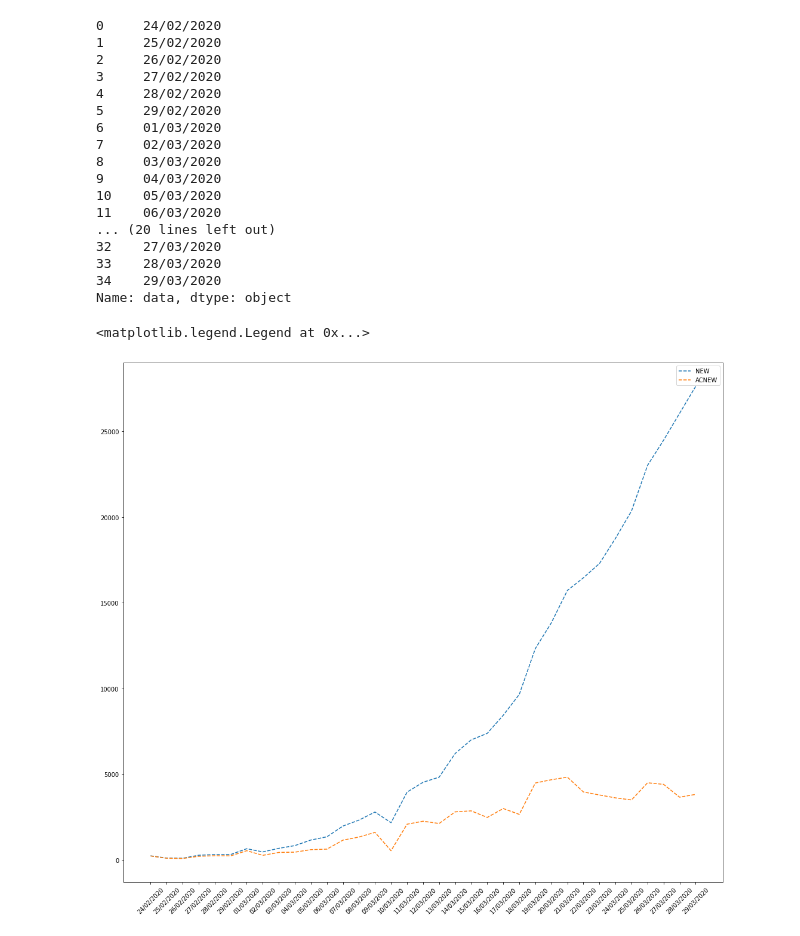
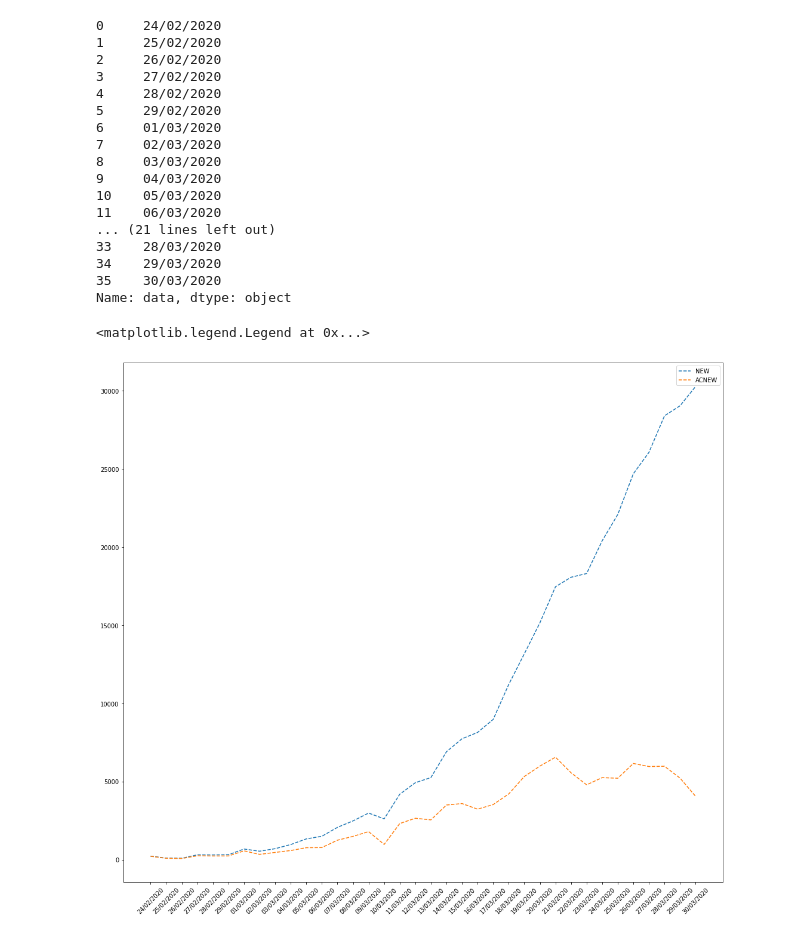
Before and after one commit to FaoTom/Covid19, a Jupyter notebook: COV.ipynb, the cells around one changed output. Saved outputs shown, nothing was run; the diff lists cells and outputs as text; code cells hidden in the pictures.

```diff
--- a/COV.ipynb
+++ b/COV.ipynb
@@ -26,7 +26,7 @@ data=pd.read_csv('dpc-covid19-ita-andamento-nazionale.csv')
 data['data'] = pd.to_datetime(data['data'])
 data['data'] = data['data'].dt.strftime('%d/%m/%Y')
 data.index=data['data']
-data['totale_attualmente_positivi']=data['totale_attualmente_positivi']/60483973
+data['totale_positivi']=data['totale_positivi']/60483973
 data.drop('data',axis=1)
 # %% [output]
 |  | stato | ricoverati_con_sintomi | terapia_intensiva | totale_ospedalizzati | isolamento_domiciliare | ... |
@@ -62,28 +62,28 @@ data.index.to_series(index=range(data.index.size))
 9     04/03/2020
 10    05/03/2020
 11    06/03/2020
-... (20 lines left out)
-32    27/03/2020
+... (21 lines left out)
 33    28/03/2020
 34    29/03/2020
+35    30/03/2020
 Name: data, dtype: object
 # %%
 fig=plt.figure(figsize=(18,16))
 new=fig.add_subplot(1,1,1)
 #nooooooooooooooooo scemoooooo
-new.plot(data.index,data['nuovi_attualmente_positivi']+data['dimessi_guariti']+data['deceduti'],'--',label='NEW')
-new.plot(data.index,data['nuovi_attualmente_positivi'],'--',label='ACNEW')
+new.plot(data.index,data['nuovi_positivi']+data['dimessi_guariti']+data['deceduti'],'--',label='NEW')
+new.plot(data.index,data['nuovi_positivi'],'--',label='ACNEW')
 plt.setp(new.xaxis.get_majorticklabels(), rotation=45)
 new.legend()
 #grw=fig.add_subplot(2,2,3)
 #grw.plot(data.index,data['GRW'],'--',label='GRW')
 #grw.plot(data.index,data['ACGRW'],'--',label='ACGRW')
 #l = line.Line2D([13,25], [1,1])
 #grw.add_line(l)
 #grw.legend()
 # %% [output]
 <matplotlib.legend.Legend at 0x...>
-[figure, old version]
+[figure, new version]
 # %%
 # time points
 t=data.index.to_series(index=range(data.index.size))
```
Also changed, not shown: parts of 5 cells of this notebook, 3 other files.
